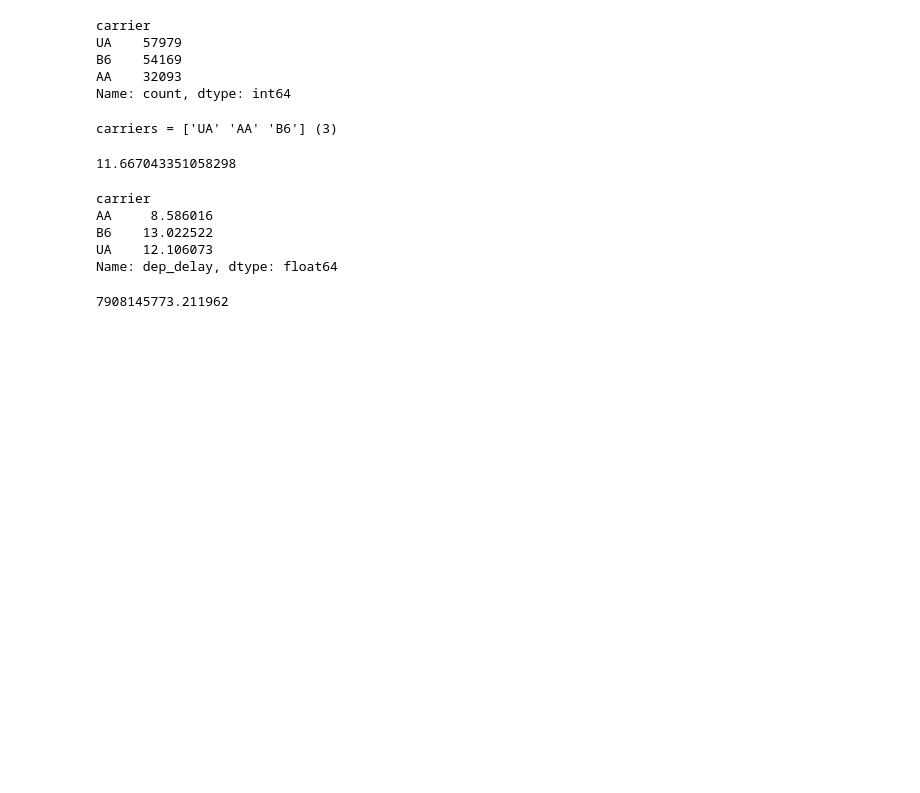
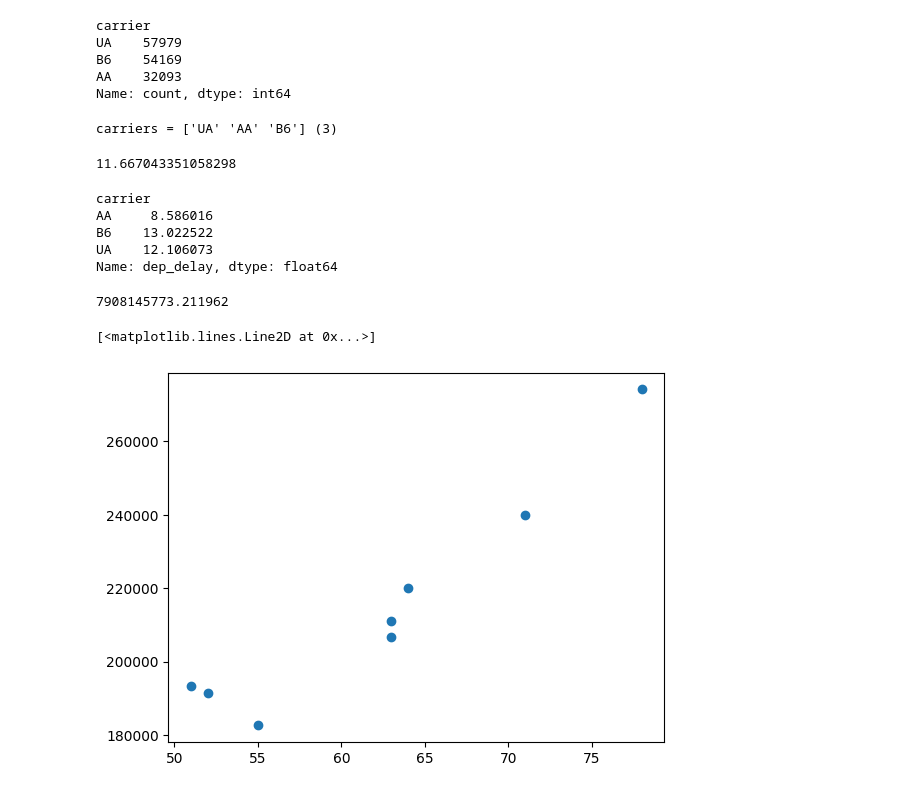
Before and after one commit to mgreenbe/DATA606L02, a Jupyter notebook: cluster.ipynb, the cells around one changed output. Saved outputs shown, nothing was run; the diff lists cells and outputs as text; code cells hidden in the pictures; blank space fills up the shorter version.

```diff
--- a/cluster.ipynb
+++ b/cluster.ipynb
@@ -82,3 +82,11 @@ Name: dep_delay, dtype: float64
 np.sum((cluster_means*Ms - Ybar*Ms)**2)/(n-1)
 # %% [output]
 7908145773.211962
+# %%
+M = np.array([55, 63, 71, 78, 52, 64, 51, 63])
+Ybar = np.array([3320, 3280, 3379, 3514, 3681, 3440, 3789, 3350])
+t = M*Ybar
+plt.plot(M, t, 'o')
+# %% [output]
+[<matplotlib.lines.Line2D at 0x...>]
+[figure, added]
```
Also changed, not shown: parts of 12 cells of this notebook, 1 other file.
